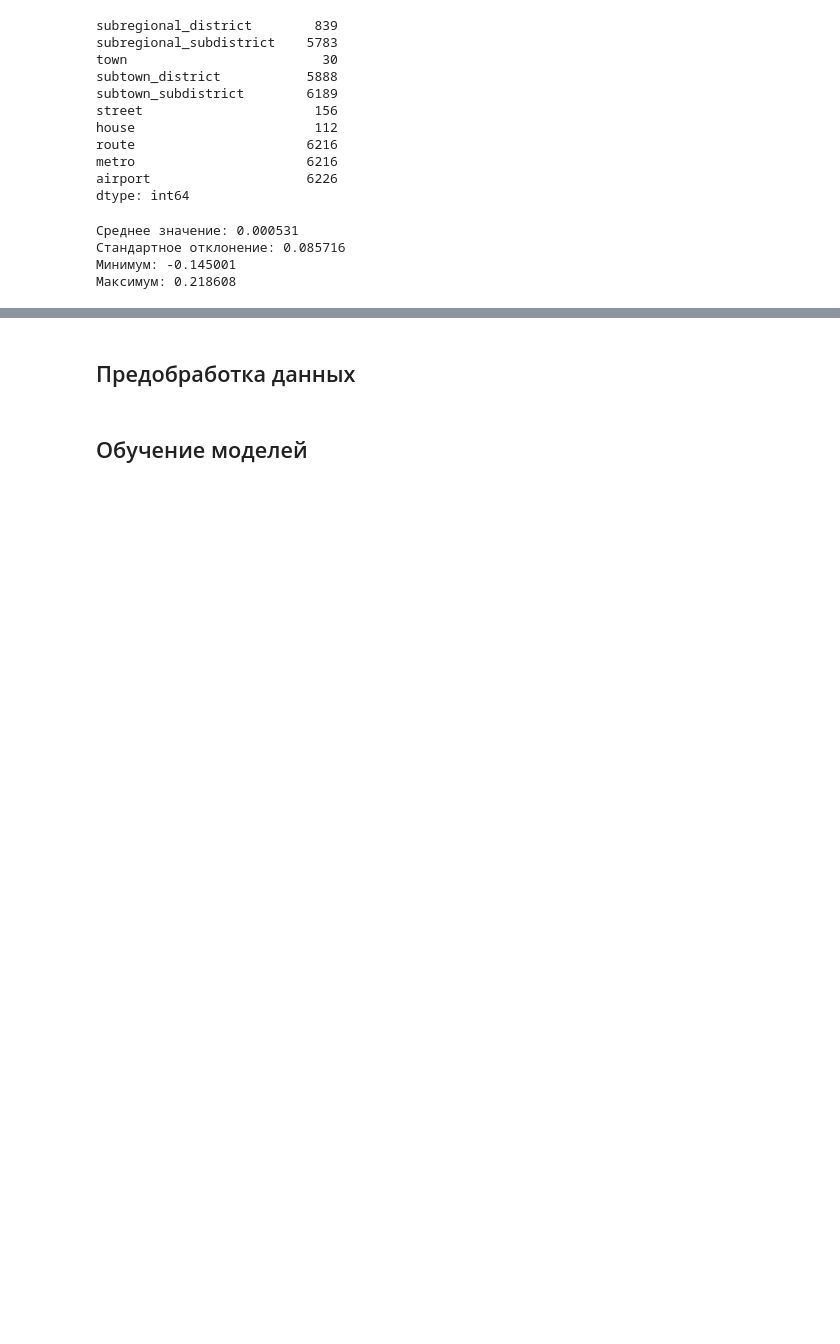
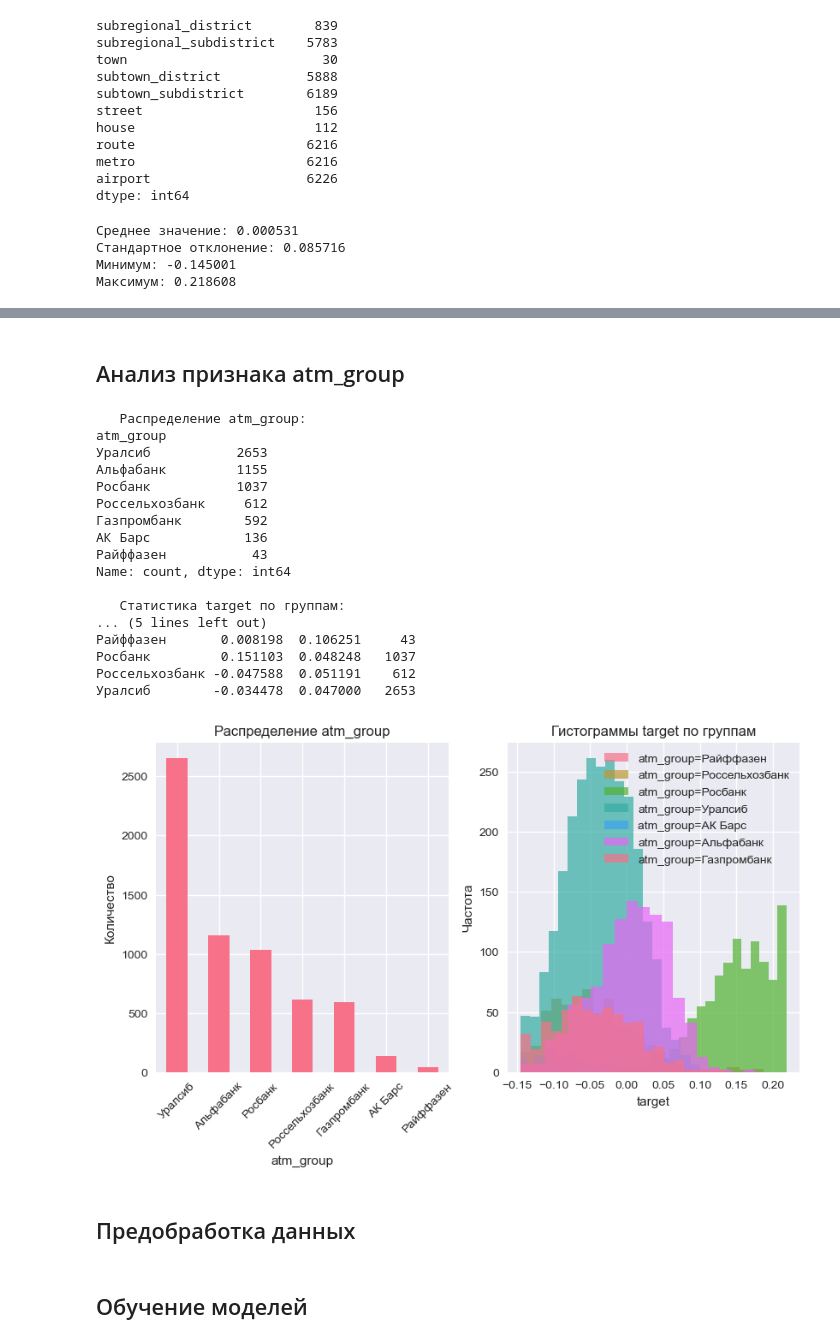
Before and after one commit to ElenaDoroshenko97/itog_project_ds16, a Jupyter notebook: atm_analysis.ipynb, the cells around one changed output, grey strips where cells are left out. Saved outputs shown, nothing was run; the diff lists cells and outputs as text; code cells hidden in the pictures; blank space fills up the shorter version.

```diff
--- a/atm_analysis.ipynb
+++ b/atm_analysis.ipynb
@@ -137,3 +136,70 @@ plt.show()
+# %% [markdown]
+## Анализ признака atm_group
+# %%
+# Преобразование atm_group для понятного отображения
+atm_group_mapping = {
+    8083.0: 'Росбанк',
+    1022.0: 'АК Барс',
+    1942.0: 'Альфабанк',
+    3185.5: 'Газпромбанк',
+    32.0: 'Райффазен',
+    496.5: 'Россельхозбанк',
+    5478.0: 'Уралсиб'
+}
+
+if 'atm_group' in data.columns:
+    data['atm_group'] = data['atm_group'].map(atm_group_mapping)
+
+#Распределение atm_group
+atm_group_counts = data['atm_group'].value_counts()
+print(f"   Распределение atm_group:")
+print(atm_group_counts)
+
+# Анализ target по группам
+target_by_group = data.groupby('atm_group')['target'].agg(['mean', 'std', 'count'])
+print(f"\n   Статистика target по группам:")
+print(target_by_group)
+
+# Визуализация
+plt.figure(figsize=(15, 5))
+
+plt.subplot(1, 3, 1)
+atm_group_counts.plot(kind='bar')
+plt.title('Распределение atm_group')
+plt.xlabel('atm_group')
+plt.ylabel('Количество')
+plt.xticks(rotation=45)
+
+plt.subplot(1, 3, 2)
+for group in data['atm_group'].unique():
+    group_data = data[data['atm_group'] == group]['target']
+    plt.hist(group_data, alpha=0.7, label=f'atm_group={group}', bins=20)
+plt.title('Гистограммы target по группам')
+plt.xlabel('target')
+plt.ylabel('Частота')
+plt.legend()
+
+# plt.tight_layout()
+plt.show()
+# %% [output]
+   Распределение atm_group:
+atm_group
+Уралсиб           2653
+Альфабанк         1155
+Росбанк           1037
+Россельхозбанк     612
+Газпромбанк        592
+АК Барс            136
+Райффазен           43
+Name: count, dtype: int64
+
+   Статистика target по группам:
+... (5 lines left out)
+Райффазен       0.008198  0.106251     43
+Росбанк         0.151103  0.048248   1037
+Россельхозбанк -0.047588  0.051191    612
+Уралсиб        -0.034478  0.047000   2653
+[figure, added]
 # %% [markdown]
 ## Предобработка данных
 # %%
```
Also changed, not shown: parts of 9 cells of this notebook, 2 other files.
